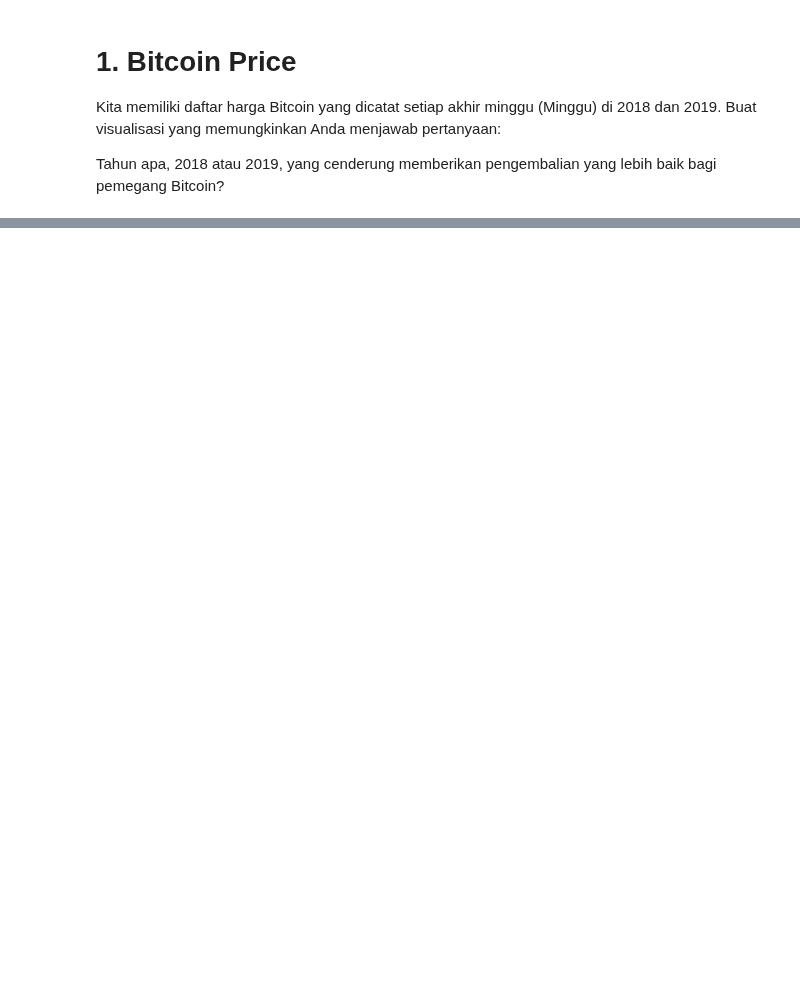
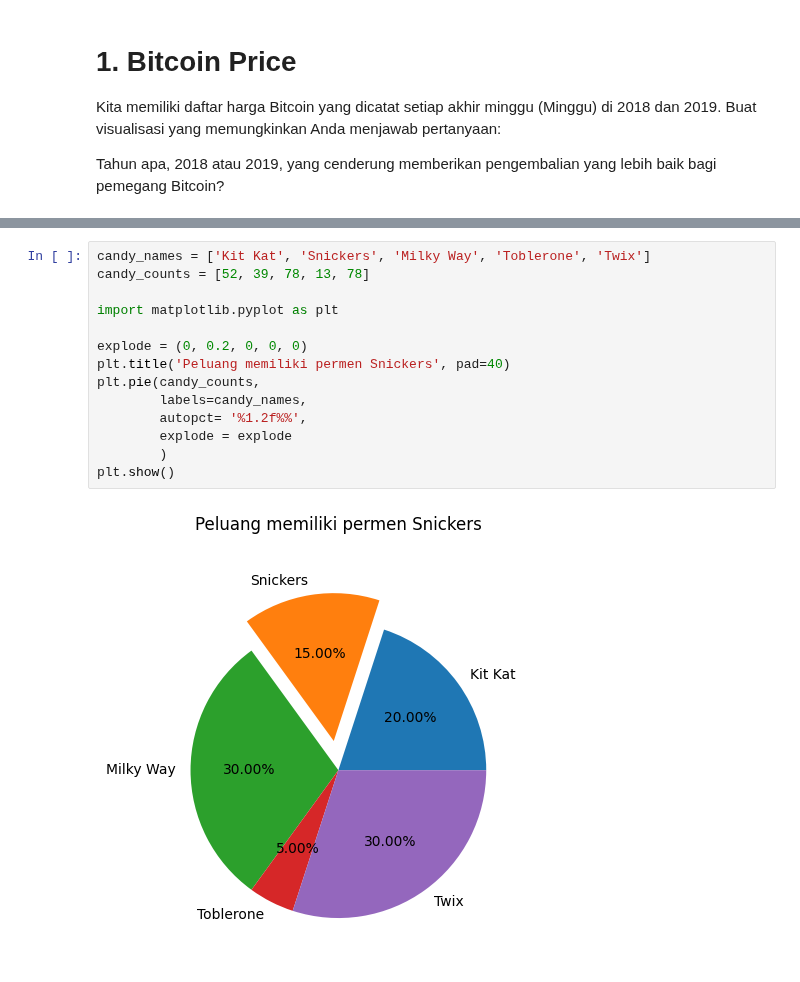
Before and after one commit to ImNotDanish05/2025_KC_TI-1A, a Jupyter notebook: P7_Jobsheet_Visualisasi_Data_dengan_Matplotlib_&_Seaborn.ipynb, the cells around one changed output, grey strips where cells are left out. Drawn from its saved outputs; the diff is of its cells as text; blank space fills up the shorter version.

```diff
--- a/P7_Jobsheet_Visualisasi_Data_dengan_Matplotlib_&_Seaborn.ipynb
+++ b/P7_Jobsheet_Visualisasi_Data_dengan_Matplotlib_&_Seaborn.ipynb
@@ -26,0 +52,16 @@ len(prices)
+# %%
+candy_names = ['Kit Kat', 'Snickers', 'Milky Way', 'Toblerone', 'Twix']
+candy_counts = [52, 39, 78, 13, 78]
+
+import matplotlib.pyplot as plt
+
+explode = (0, 0.2, 0, 0, 0)
+plt.title('Peluang memiliki permen Snickers', pad=40)
+plt.pie(candy_counts,
+        labels=candy_names,
+        autopct= '%1.2f%%',
+        explode = explode
+        )
+plt.show()
+# %% [output]
+[figure, added]
```
Also changed, not shown: parts of 8 cells of this notebook.
